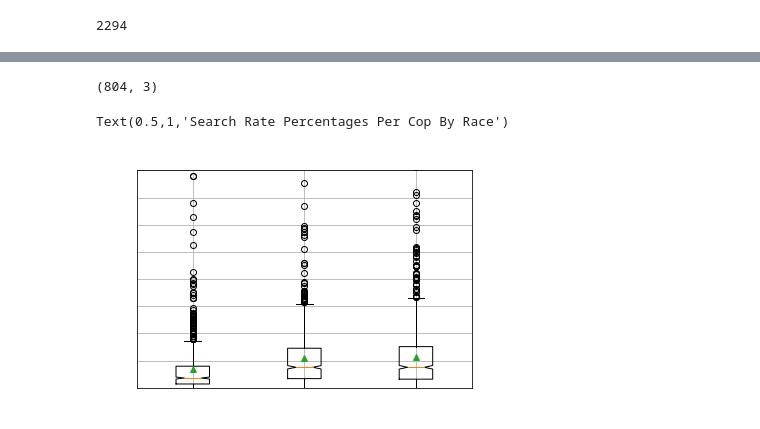
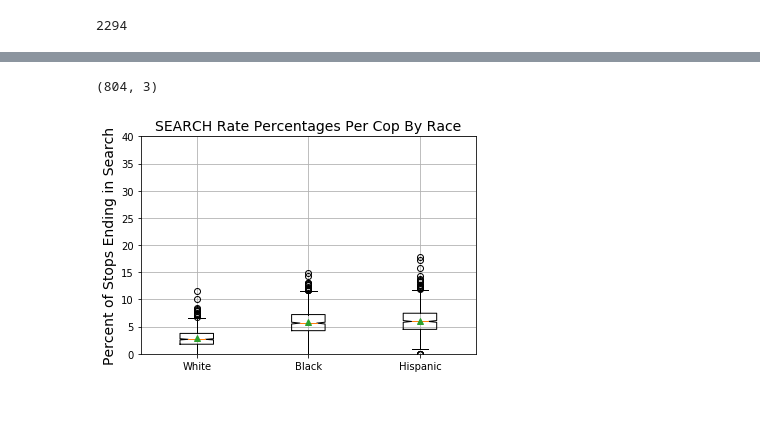
Before and after one commit to thpossidente/Nashville_Police_Stop_Analysis, a Jupyter notebook: police_stops_analysis.ipynb, the cells around one changed output, grey strips where cells are left out. Drawn from its saved outputs; the diff is of its cells as text; code cells hidden in the pictures.

```diff
--- a/police_stops_analysis.ipynb
+++ b/police_stops_analysis.ipynb
@@ -717,6 +900,6 @@ pickle.dump(cop_race_citation_counts, open("cop_race_citation_counts.pickle", "w
 # %%
 # Load in data
-cop_race_stop_counts = pickle.load(open("cop_race_stop_counts.pickle", "rb"))
-cop_race_search_counts = pickle.load(open("cop_race_search_counts.pickle", "rb"))
-cop_race_arrest_counts = pickle.load(open("cop_race_arrest_counts.pickle", "rb"))
-cop_race_citation_counts = pickle.load(open("cop_race_citation_counts.pickle", "rb"))
+cop_race_stop_counts = pickle.load(open("../police_stops/cop_race_stop_counts.pickle", "rb"))
+cop_race_search_rates = pickle.load(open("../police_stops/cop_race_search_rates.pickle", "rb"))
+cop_race_arrest_rates = pickle.load(open("../police_stops/cop_race_arrest_rates.pickle", "rb"))
+cop_race_citation_rates = pickle.load(open("../police_stops/cop_race_citation_rates.pickle", "rb"))
@@ -778,22 +946,23 @@ for h in cop_over_thresh_hashes:
 # %%
 # Plot Search rates for each cop per race #
 
-boxplt_array = np.transpose(np.vstack([np.array(search_rates_per_cop_dict["white"])*100,
-                            np.array(search_rates_per_cop_dict["black"])*100,
-                            np.array(search_rates_per_cop_dict["hispanic"])*100]))
+boxplt_array = np.transpose(np.vstack([np.array(cop_race_search_rates["white"])*100,
+                            np.array(cop_race_search_rates["black"])*100,
+                            np.array(cop_race_search_rates["hispanic"])*100]))
 print(boxplt_array.shape)
 
 plt.boxplot(boxplt_array, labels=["White", "Black", "Hispanic"], notch=True, showmeans=True)
 
-plt.ylabel("Percent of Stops Ending in Search")
+plt.ylabel("Percent of Stops Ending in Search", fontsize=14)
 plt.ylim([0,40])
 plt.grid()
 
-plt.title("Search Rate Percentages Per Cop By Race")
+plt.title("SEARCH Rate Percentages Per Cop By Race", fontsize=14)
+
+plt.savefig('individual_search_rates.png')
 # %% [output]
 (804, 3)
-Text(0.5,1,'Search Rate Percentages Per Cop By Race')
-[figure, old version]
+[figure, new version]
 # %%
 # Get standard deviations, skew, and means of Search rates for each race #
 races_mod = ["white", "black", "hispanic"]
```
Also changed, not shown: parts of 49 cells of this notebook.
